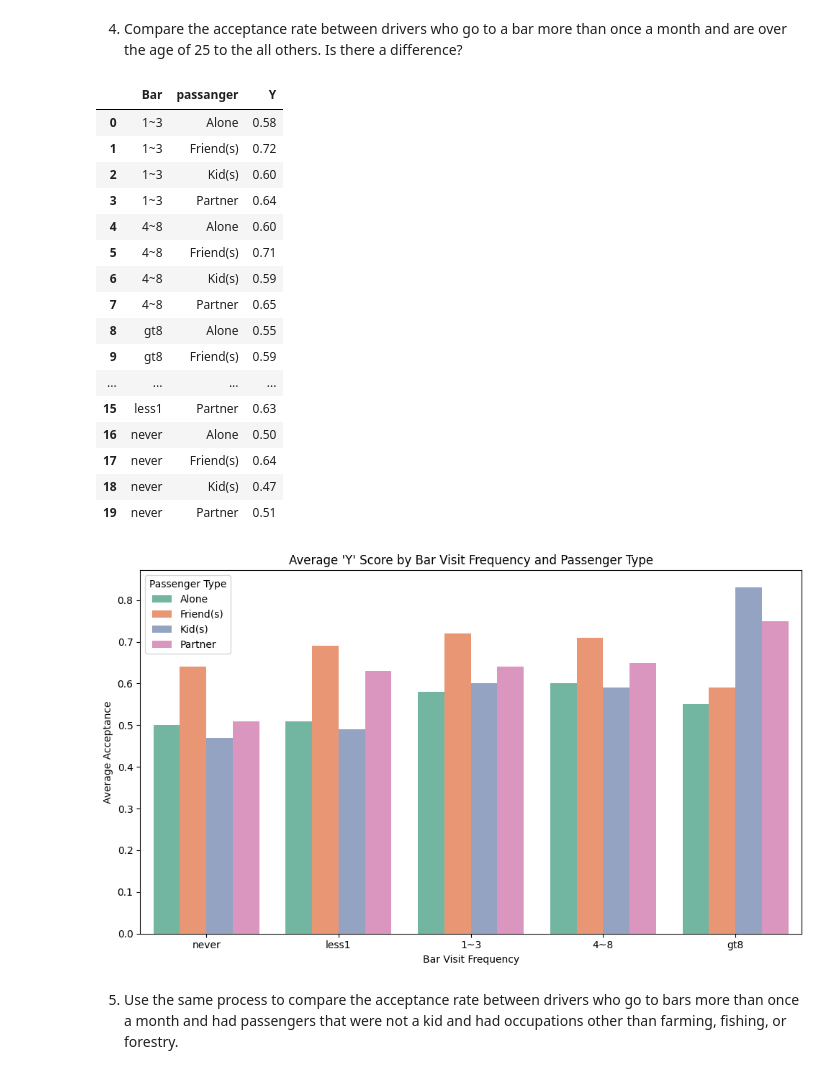
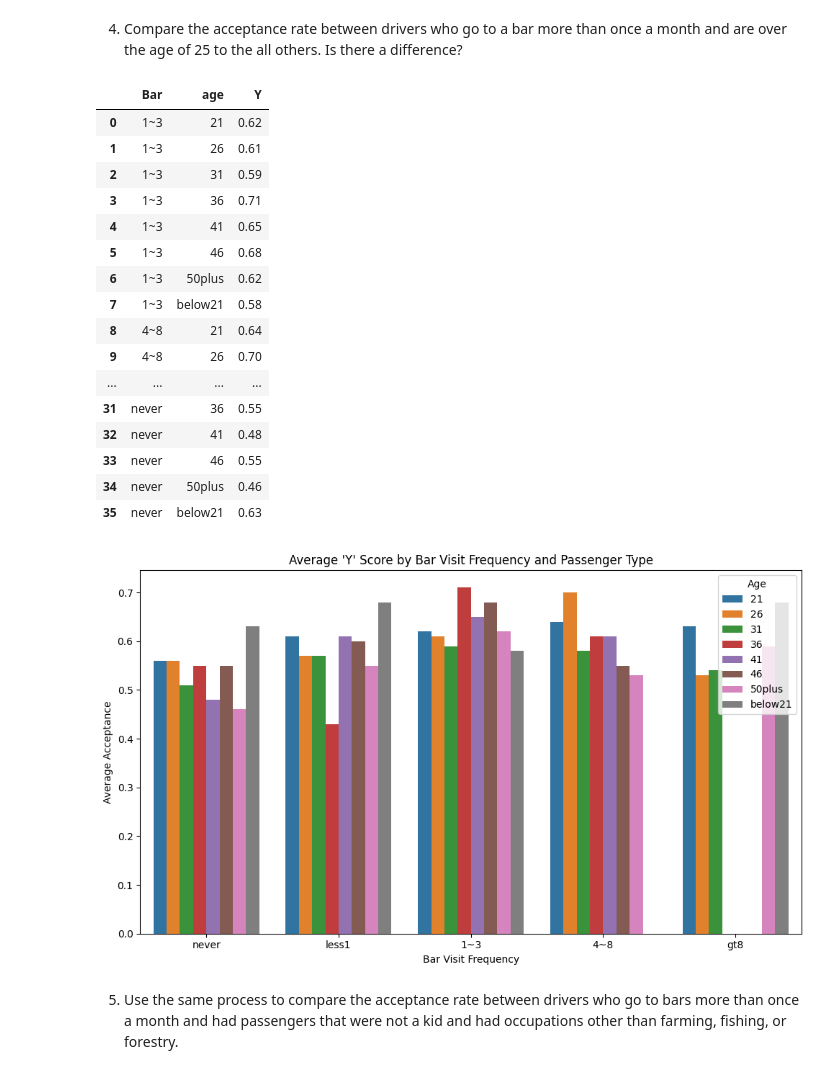
Before and after one commit to Wessbejaoui/PA5_1, a Jupyter notebook: prompt.ipynb, the cells around one changed output. Cells and saved outputs as stored; diff of their text form; code cells hidden in the pictures.

```diff
--- a/prompt.ipynb
+++ b/prompt.ipynb
@@ -263,41 +266,42 @@ High visitors acceptance rate: 76.88%
 # %% [markdown]
 4. Compare the acceptance rate between drivers who go to a bar more than once a month and are over the age of 25 to the all others.  Is there a difference?
 # %%
-data.groupby(["Bar", "passanger"], as_index = False)["Y"].mean().round(2)
+data.groupby(["Bar", "age"], as_index = False)["Y"].mean().round(2)
 # %% [output]
-|  | Bar | passanger | Y |
-| 0 | 1~3 | Alone | 0.58 |
-| 1 | 1~3 | Friend(s) | 0.72 |
-| 2 | 1~3 | Kid(s) | 0.60 |
-| 3 | 1~3 | Partner | 0.64 |
-| 4 | 4~8 | Alone | 0.60 |
-| 5 | 4~8 | Friend(s) | 0.71 |
-| 6 | 4~8 | Kid(s) | 0.59 |
-| 7 | 4~8 | Partner | 0.65 |
-| 8 | gt8 | Alone | 0.55 |
-| 9 | gt8 | Friend(s) | 0.59 |
+|  | Bar | age | Y |
+| 0 | 1~3 | 21 | 0.62 |
+| 1 | 1~3 | 26 | 0.61 |
+| 2 | 1~3 | 31 | 0.59 |
+| 3 | 1~3 | 36 | 0.71 |
+| 4 | 1~3 | 41 | 0.65 |
+| 5 | 1~3 | 46 | 0.68 |
+| 6 | 1~3 | 50plus | 0.62 |
+| 7 | 1~3 | below21 | 0.58 |
+| 8 | 4~8 | 21 | 0.64 |
+| 9 | 4~8 | 26 | 0.70 |
 | ... | ... | ... | ... |
-| 15 | less1 | Partner | 0.63 |
-| 16 | never | Alone | 0.50 |
-| 17 | never | Friend(s) | 0.64 |
-| 18 | never | Kid(s) | 0.47 |
-| 19 | never | Partner | 0.51 |
+| 31 | never | 36 | 0.55 |
+| 32 | never | 41 | 0.48 |
+| 33 | never | 46 | 0.55 |
+| 34 | never | 50plus | 0.46 |
+| 35 | never | below21 | 0.63 |
 # %%
-grouped = data.groupby(["Bar", "passanger"], as_index=False)["Y"].mean().round(2)
+grouped = data.groupby(["Bar", "age"], as_index=False)["Y"].mean().round(2)
 
 bar_order = ["never", "less1", "1~3", "4~8", "gt8"]
 
 plt.figure(figsize=(10, 6))
-sns.barplot(data=grouped, x="Bar", y="Y", hue="passanger", order=bar_order, palette="Set2")
+sns.barplot(data=grouped, x="Bar", y="Y", hue="age", order=bar_order)
 
 plt.title("Average 'Y' Score by Bar Visit Frequency and Passenger Type")
 plt.xlabel("Bar Visit Frequency")
 plt.ylabel("Average Acceptance")
-plt.legend(title="Passenger Type")
+plt.legend(title="Age")
 plt.tight_layout()
+plt.savefig("average_y_score_by_bar_visit_frequency_and_age.png")
 plt.show()
 # %% [output]
-[figure, old version]
+[figure, new version]
 # %% [markdown]
 5. Use the same process to compare the acceptance rate between drivers who go to bars more than once a month and had passengers that were not a kid and had occupations other than farming, fishing, or forestry.
 # %%
```
Also changed, not shown: parts of 14 cells of this notebook.
